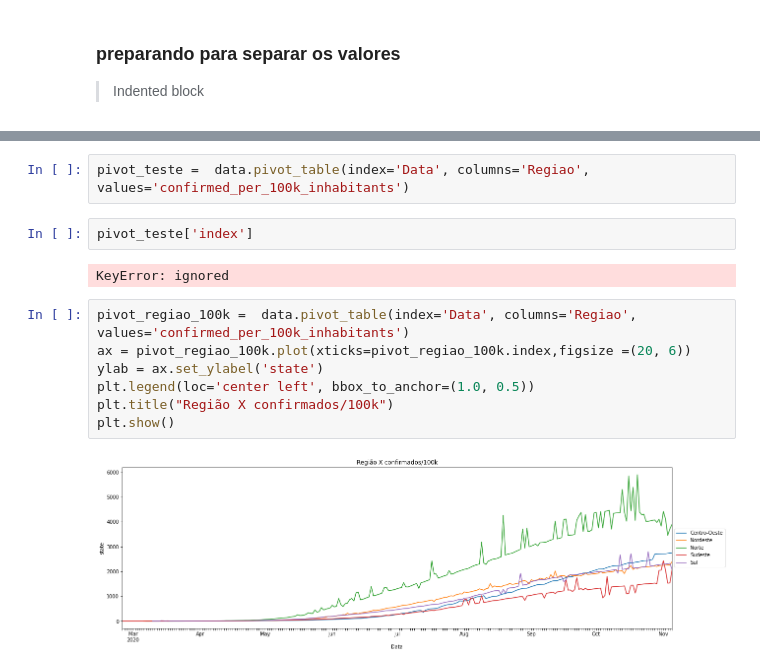
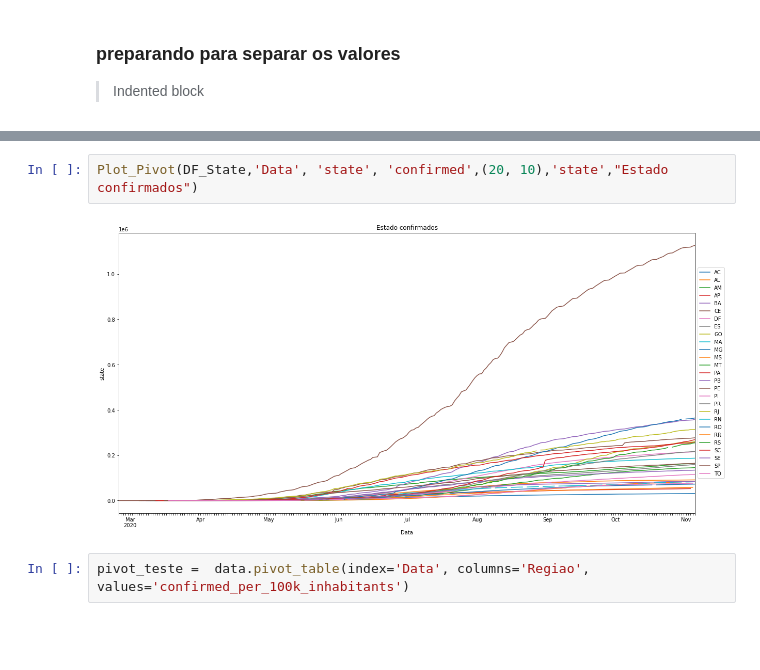
Before and after one commit to Kensawa94/Portifolio-Alura, a Jupyter notebook: Desafios/Desafio_modulo_1/Desafio_1_COVID.ipynb, the cells around one changed output, grey strips where cells are left out. Drawn from its saved outputs; the diff is of its cells as text; blank space fills up the shorter version.

```diff
--- a/Desafios/Desafio_modulo_1/Desafio_1_COVID.ipynb
+++ b/Desafios/Desafio_modulo_1/Desafio_1_COVID.ipynb
@@ -147,16 +171,7 @@ data
+# %%
+Plot_Pivot(DF_State,'Data', 'state', 'confirmed',(20, 10),'state',"Estado confirmados")
+# %% [output]
+[figure, added]
 # %%
 pivot_teste =  data.pivot_table(index='Data', columns='Regiao', values='confirmed_per_100k_inhabitants')
-# %%
-pivot_teste['index']
-# %% [output]
-KeyError: ignored
-# %%
-pivot_regiao_100k =  data.pivot_table(index='Data', columns='Regiao', values='confirmed_per_100k_inhabitants')
-ax = pivot_regiao_100k.plot(xticks=pivot_regiao_100k.index,figsize =(20, 6))
-ylab = ax.set_ylabel('state')
-plt.legend(loc='center left', bbox_to_anchor=(1.0, 0.5))
-plt.title("Região X confirmados/100k")
-plt.show()
-# %% [output]
-[figure, removed]
 # %%
```
Also changed, not shown: parts of 51 cells of this notebook, 2 other files.
